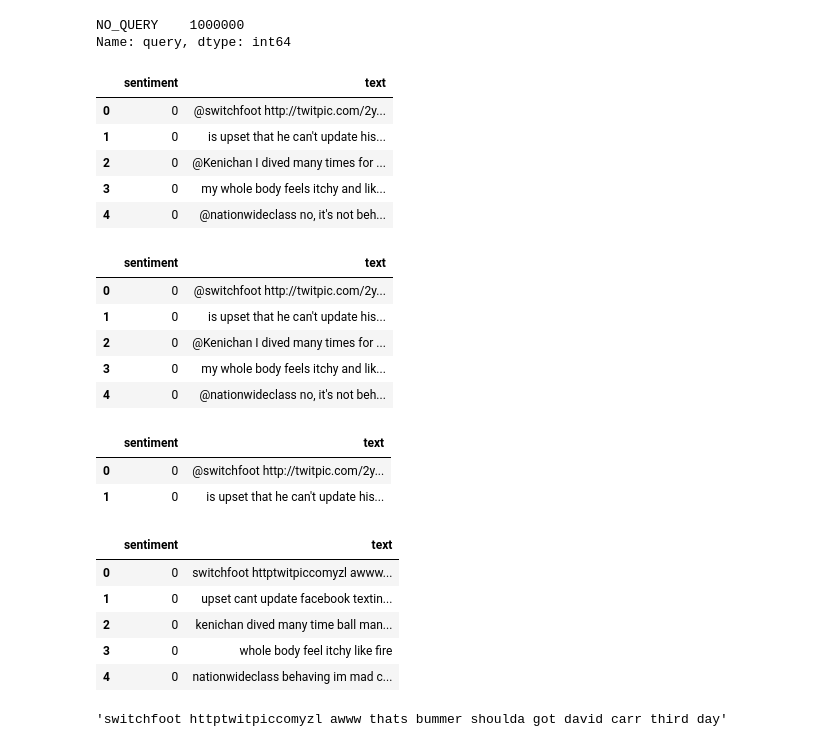
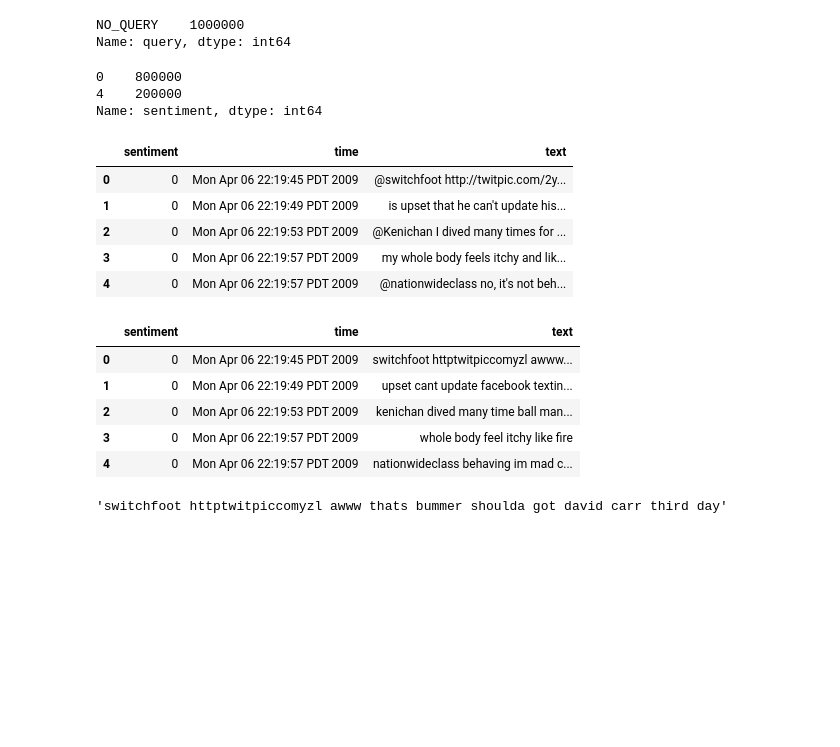
Before and after one commit to redtea3930/Twitter_Sentiment_Analysis, a Jupyter notebook: twitter_sentiment_analysis.ipynb, the cells around one changed output. Drawn from its saved outputs; the diff is of its cells as text; code cells hidden in the pictures; blank space fills up the shorter version.

Commit message:
finalized notebook and visualizations

```diff
--- a/twitter_sentiment_analysis.ipynb
+++ b/twitter_sentiment_analysis.ipynb
@@ -37,0 +47,4 @@ tweets
+# %%
+# import dataset from csv
+tweets_df = pd.read_csv('training8.csv', header=None, names=["sentiment", "id", "time", "query", "name", "text"])
+tweets_df.head()
@@ -41,31 +61,28 @@ tweets['query'].value_counts()
 # %% [output]
 NO_QUERY    1000000
 Name: query, dtype: int64
+# %%
+#What's going on with sentiment values?
+tweets_df['sentiment'].value_counts()
+# %% [output]
+0    800000
+4    200000
+Name: sentiment, dtype: int64
+# %%
+# Perharps all sentiments of 2 and 3 were excluded in processing?
+# Reset '4' to '1' to indicate binary sentiment
+tweets_df['sentiment'] = tweets_df['sentiment'].replace('4', '1')
 # %%
-# Tweet id's and query have no data useful for sentiment analysis. There could be something in 'time,' but
-# without timezone data it can't be determined what time of day tweets were sent. Names are unlikely to be useful.
-tweets = tweets.drop(columns=['id', 'time', 'query', 'name'])
-tweets.head()
+# Tweet 'id', 'query', and 'name' columns are unlikely to be useful for sentiment analysis. There could be something in 'time,' but
+# without timezone data it can't be determined what time of day tweets were sent.
+# I'll keep 'time' for potential use in a time series visualization.
+tweets_df = tweets_df.drop(columns=['id', 'query', 'name'])
+tweets_df.head()
 # %% [output]
-|  | sentiment | text |
-| 0 | 0 | @switchfoot http://twitpic.com/2y... |
-| 1 | 0 | is upset that he can't update his... |
-| 2 | 0 | @Kenichan I dived many times for ... |
-| 3 | 0 | my whole body feels itchy and lik... |
-| 4 | 0 | @nationwideclass no, it's not beh... |
+|  | sentiment | time | text |
+| 0 | 0 | Mon Apr 06 22:19:45 PDT 2009 | @switchfoot http://twitpic.com/2y... |
+| 1 | 0 | Mon Apr 06 22:19:49 PDT 2009 | is upset that he can't update his... |
+| 2 | 0 | Mon Apr 06 22:19:53 PDT 2009 | @Kenichan I dived many times for ... |
+| 3 | 0 | Mon Apr 06 22:19:57 PDT 2009 | my whole body feels itchy and lik... |
+| 4 | 0 | Mon Apr 06 22:19:57 PDT 2009 | @nationwideclass no, it's not beh... |
-# %%
-tweets.head()
-# %% [output]
-|  | sentiment | text |
-| 0 | 0 | @switchfoot http://twitpic.com/2y... |
-| 1 | 0 | is upset that he can't update his... |
-| 2 | 0 | @Kenichan I dived many times for ... |
-| 3 | 0 | my whole body feels itchy and lik... |
-| 4 | 0 | @nationwideclass no, it's not beh... |
-# %%
-tweets.iloc[0:2]
-# %% [output]
-|  | sentiment | text |
-| 0 | 0 | @switchfoot http://twitpic.com/2y... |
-| 1 | 0 | is upset that he can't update his... |
 # %%
@@ -85,10 +115,10 @@ tweets['text'] = tweets['text'].apply(lambda x: process_text(x))
 # %%
-tweets.head()
+tweets_df.head()
 # %% [output]
-|  | sentiment | text |
-| 0 | 0 | switchfoot httptwitpiccomyzl awww... |
-| 1 | 0 | upset cant update facebook textin... |
-| 2 | 0 | kenichan dived many time ball man... |
-| 3 | 0 | whole body feel itchy like fire |
-| 4 | 0 | nationwideclass behaving im mad c... |
+|  | sentiment | time | text |
+| 0 | 0 | Mon Apr 06 22:19:45 PDT 2009 | switchfoot httptwitpiccomyzl awww... |
+| 1 | 0 | Mon Apr 06 22:19:49 PDT 2009 | upset cant update facebook textin... |
+| 2 | 0 | Mon Apr 06 22:19:53 PDT 2009 | kenichan dived many time ball man... |
+| 3 | 0 | Mon Apr 06 22:19:57 PDT 2009 | whole body feel itchy like fire |
+| 4 | 0 | Mon Apr 06 22:19:57 PDT 2009 | nationwideclass behaving im mad c... |
 # %%
```
Also changed, not shown: parts of 33 cells of this notebook, 4 other files.
